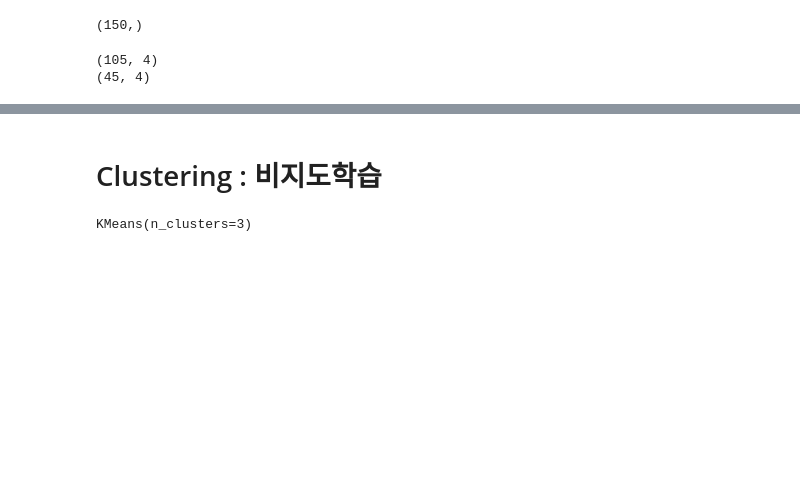
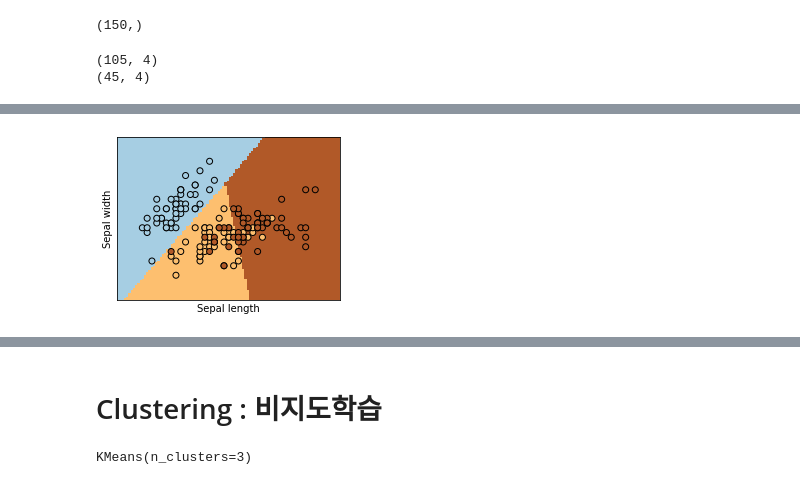
Before and after one commit to schaelin/2022_summer_study, a Jupyter notebook: ch15_machine_learning.ipynb, the cells around one changed output, grey strips where cells are left out. Cells and saved outputs as stored; diff of their text form; code cells hidden in the pictures; blank space fills up the shorter version.

```diff
--- a/ch15_machine_learning.ipynb
+++ b/ch15_machine_learning.ipynb
@@ -416,3 +484,40 @@ array([[14,  0,  0],
+# %%
+# import some data to play with
+from sklearn.linear_model import LogisticRegression
+from sklearn.inspection import DecisionBoundaryDisplay
+
+iris = datasets.load_iris()
+X = iris.data[:, :2]  # we only take the first two features.
+Y = iris.target
+
+# Create an instance of Logistic Regression Classifier and fit the data.
+logreg = LogisticRegression(C=1e5)
+logreg.fit(X, Y)
+
+_, ax = plt.subplots(figsize=(4, 3))
+DecisionBoundaryDisplay.from_estimator(
+    logreg,
+    X,
+    cmap=plt.cm.Paired,
+    ax=ax,
+    response_method="predict",
+    plot_method="pcolormesh",
+    shading="auto",
+    xlabel="Sepal length",
+    ylabel="Sepal width",
+    eps=0.5,
+)
+
+# Plot also the training points
+plt.scatter(X[:, 0], X[:, 1], c=Y, edgecolors="k", cmap=plt.cm.Paired)
+
+
+plt.xticks(())
+plt.yticks(())
+
+plt.show()
+# %% [output]
+[figure, added]
 # %%
 #DecisionTreeClassifier
 
```
Also changed, not shown: parts of 47 cells of this notebook.
